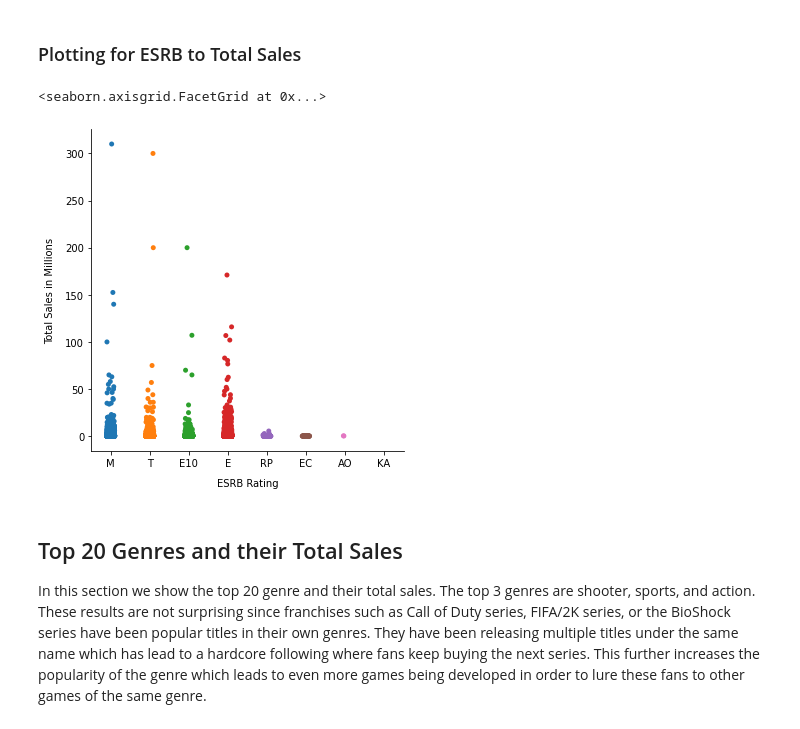
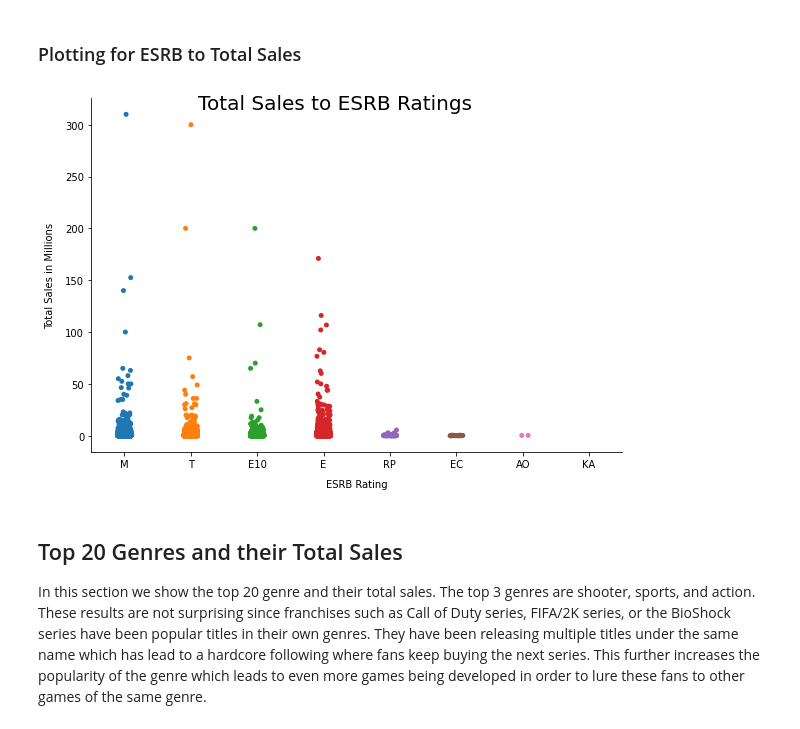
Before and after one commit to Secade/DATASCI-Video-Game-Sales, a Jupyter notebook: Video Game Sales EDA.ipynb, the cells around one changed output. Drawn from its saved outputs; the diff is of its cells as text; code cells hidden in the pictures.

Commit message:
edited the stuff
+ added titles
+ added esrb to top
+ added concluding

```diff
--- a/Video Game Sales EDA.ipynb
+++ b/Video Game Sales EDA.ipynb
@@ -545,11 +559,13 @@ esrbToTotal_b
 # %% [markdown]
 ### Plotting for ESRB to Total Sales
 # %%
+
 ESRB_sales_plot = sns.catplot(y = 'Total_Sales', x = 'ESRB_Rating', data=esrbToTotal)
+ESRB_sales_plot.fig.suptitle("Total Sales to ESRB Ratings", fontsize=20)
 ESRB_sales_plot.set_axis_labels("ESRB Rating", "Total Sales in Millions", labelpad=10)
+ESRB_sales_plot.fig.set_size_inches(8.5, 5.5)
 # %% [output]
-<seaborn.axisgrid.FacetGrid at 0x...>
-[figure, old version]
+[figure, new version]
 # %% [markdown]
 ## Top 20 Genres and their Total Sales
 
```
Also changed, not shown: parts of 51 cells of this notebook, 7 other files.
